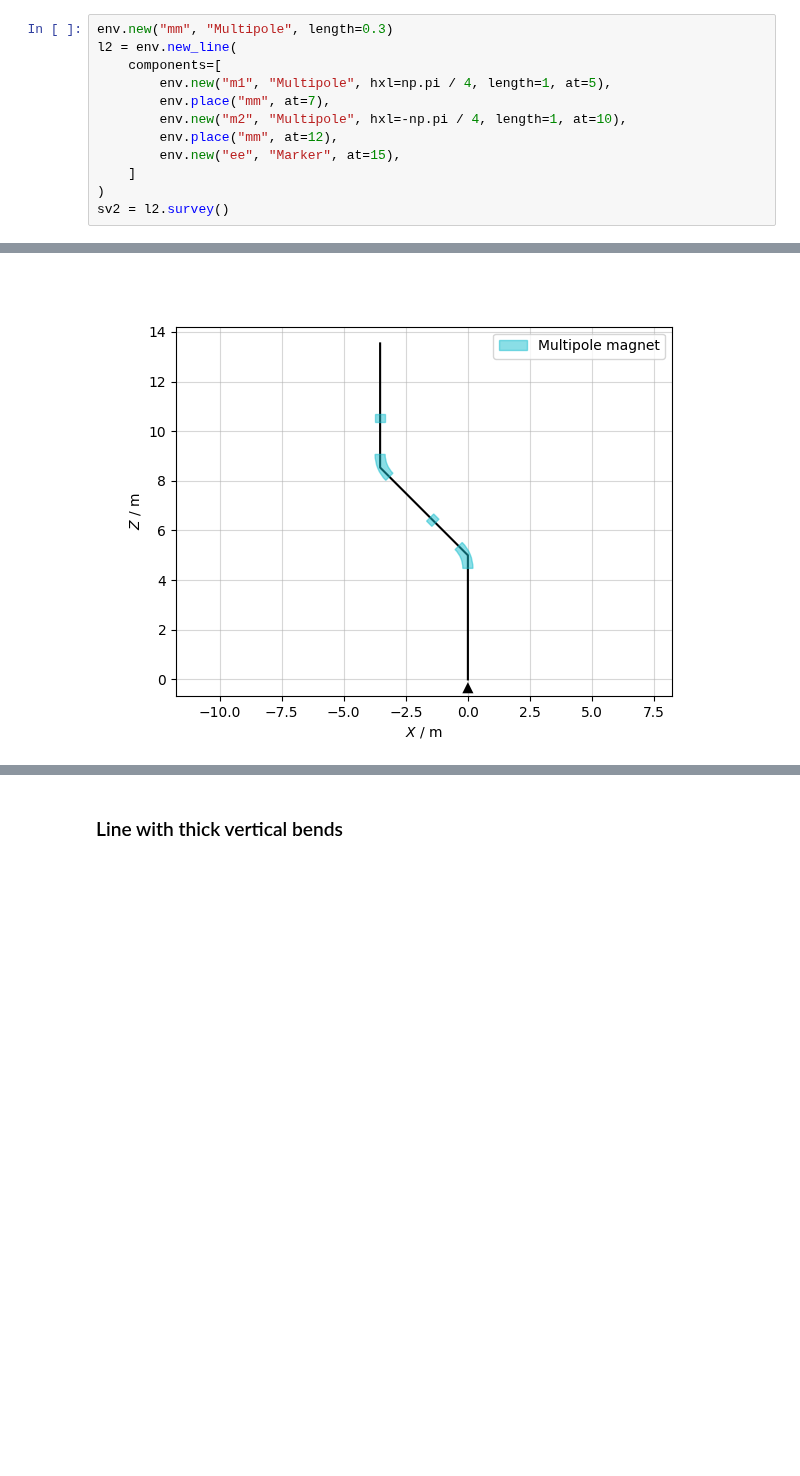
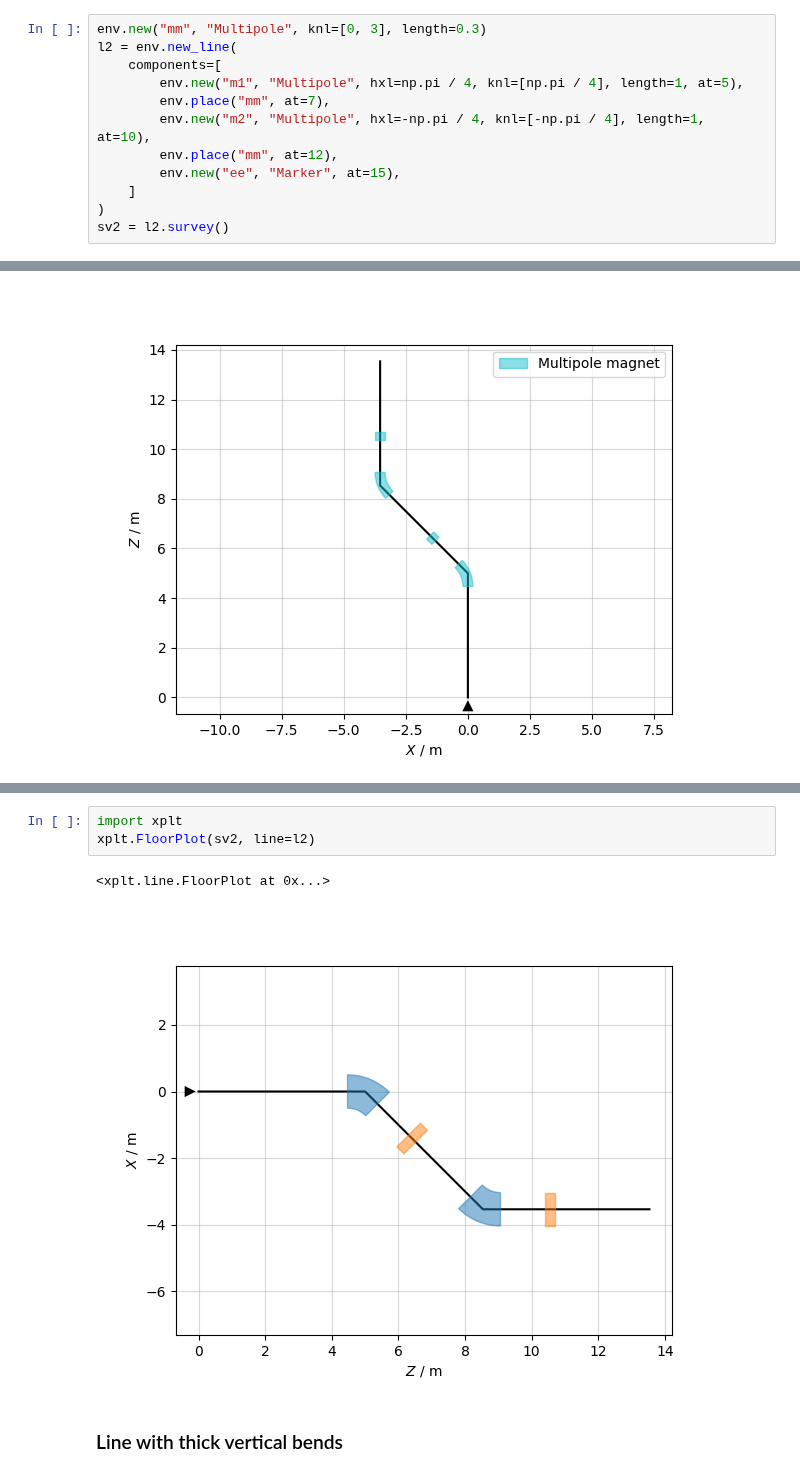
Before and after one commit to xsuite/xplt, a Jupyter notebook: examples/line_cases.ipynb, the cells around one changed output, grey strips where cells are left out. Drawn from its saved outputs; the diff is of its cells as text; blank space fills up the shorter version.

```diff
--- a/examples/line_cases.ipynb
+++ b/examples/line_cases.ipynb
@@ -36,12 +36,12 @@ sv1.plot(projection="XZ")
 # %% [markdown]
 ### Horizontal line with thin elements
 # %%
-env.new("mm", "Multipole", length=0.3)
+env.new("mm", "Multipole", knl=[0, 3], length=0.3)
 l2 = env.new_line(
     components=[
-        env.new("m1", "Multipole", hxl=np.pi / 4, length=1, at=5),
+        env.new("m1", "Multipole", hxl=np.pi / 4, knl=[np.pi / 4], length=1, at=5),
         env.place("mm", at=7),
-        env.new("m2", "Multipole", hxl=-np.pi / 4, length=1, at=10),
+        env.new("m2", "Multipole", hxl=-np.pi / 4, knl=[-np.pi / 4], length=1, at=10),
         env.place("mm", at=12),
         env.new("ee", "Marker", at=15),
     ]
@@ -60,3 +64,9 @@ sv2.plot(projection="XZ")
+# %%
+import xplt
+xplt.FloorPlot(sv2, line=l2)
+# %% [output]
+<xplt.line.FloorPlot at 0x...>
+[figure, added]
 # %% [markdown]
 ### Line with thick vertical bends
 # %%
```
Also changed, not shown: parts of 1 cell of this notebook.
